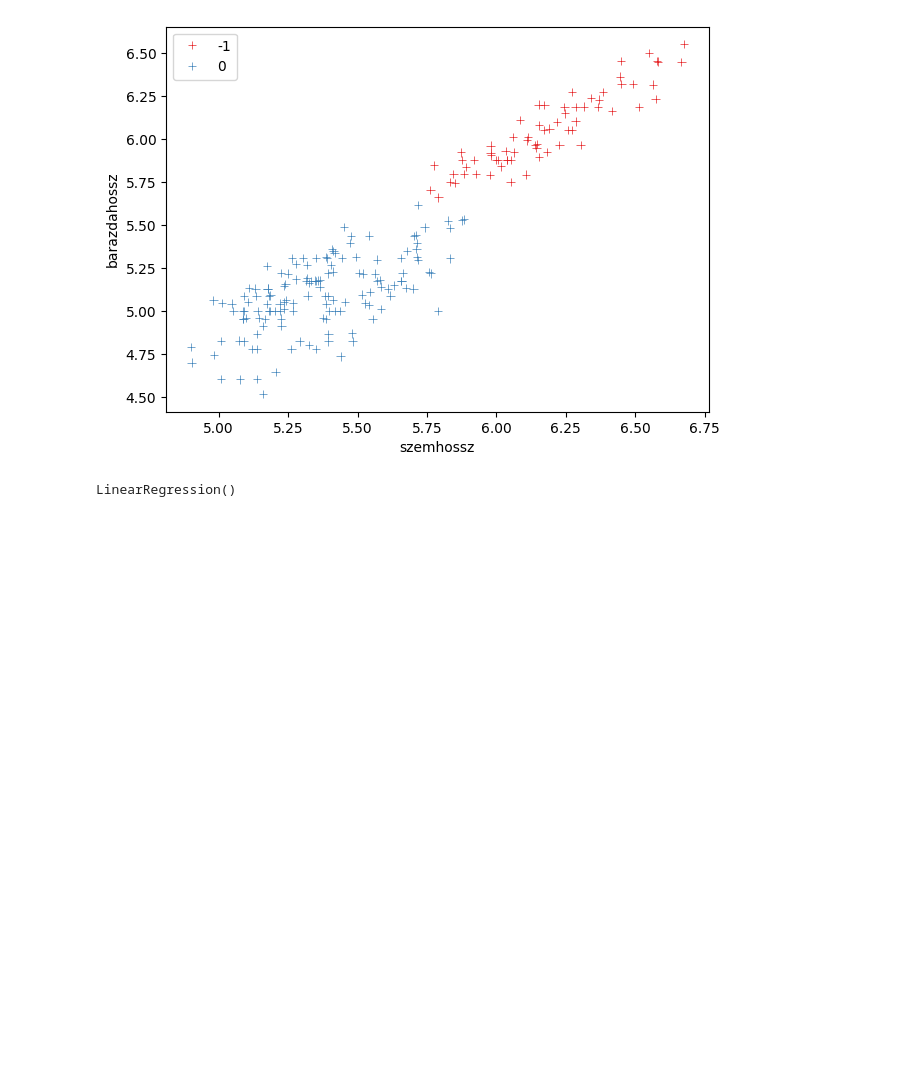
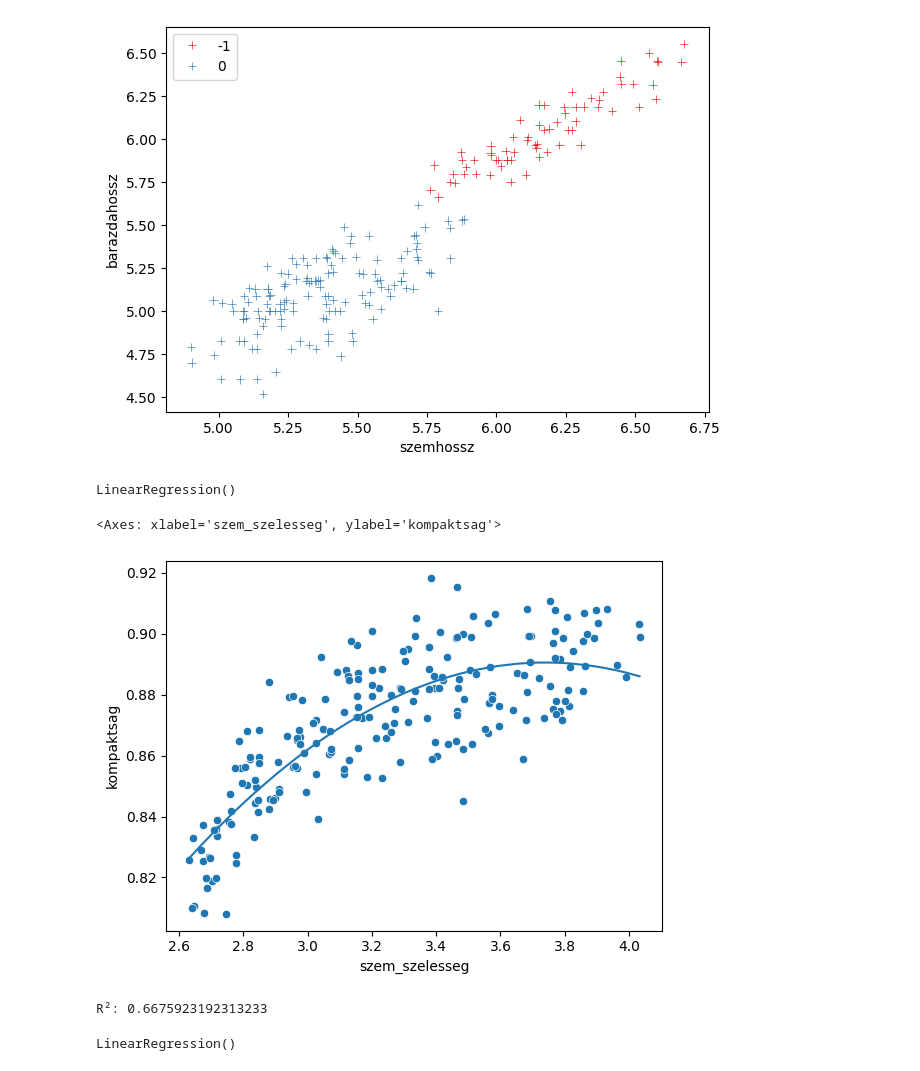
Before and after one commit to lacithelaci/oktatas, a Jupyter notebook: egyetemi_feleves_cuccok/4_szemeszter/big data/beadando/beadando.ipynb, the cells around one changed output. Cells and saved outputs as stored; diff of their text form; code cells hidden in the pictures; blank space fills up the shorter version.

```diff
--- a/egyetemi_feleves_cuccok/4_szemeszter/big data/beadando/beadando.ipynb
+++ b/egyetemi_feleves_cuccok/4_szemeszter/big data/beadando/beadando.ipynb
@@ -191,6 +191,31 @@ sns.scatterplot(x=dbscan_clusters['szemhossz'], y=dbscan_clusters['barazdahossz'
 # %% [output]
 <Axes: xlabel='szemhossz', ylabel='barazdahossz'>
 [figure]
+# %%
+df['szem_szelesseg2'] = df['szem_szelesseg']**2
+lin_reg_x = df[['szem_szelesseg','szem_szelesseg2']].to_numpy()
+lin_reg_y = df['kompaktsag'].to_numpy()
+
+reg = LinearRegression()
+reg.fit(lin_reg_x,lin_reg_y) #regresszió lefuttatása
+# %% [output]
+LinearRegression()
+# %%
+theta0 = reg.intercept_
+theta1 = reg.coef_[0]
+theta2 = reg.coef_[1]
+h = theta0 + theta1 * df['szem_szelesseg'] + theta2 * df['szem_szelesseg2']  # becsült y
+# %%
+sns.scatterplot(x=df['szem_szelesseg'],y=df['kompaktsag'])
+sns.lineplot(x=df['szem_szelesseg'],y=h)
+# %% [output]
+<Axes: xlabel='szem_szelesseg', ylabel='kompaktsag'>
+[figure, added]
+# %%
+r2 = r2_score(df['kompaktsag'], h)
+print("R²:", r2)
+# %% [output]
+R²: 0.6675923192313233
 # %%
 lin_reg_x = df[['szem_szelesseg','terulet']].to_numpy()
 lin_reg_y = df['kompaktsag'].to_numpy()
```
